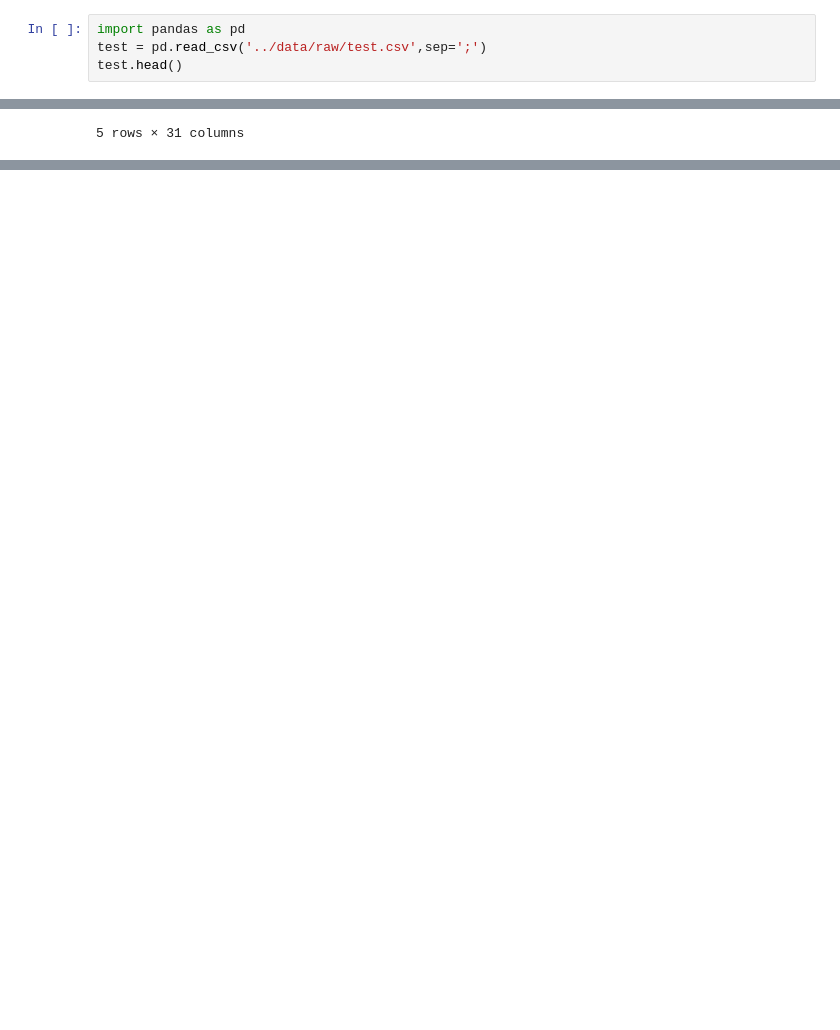
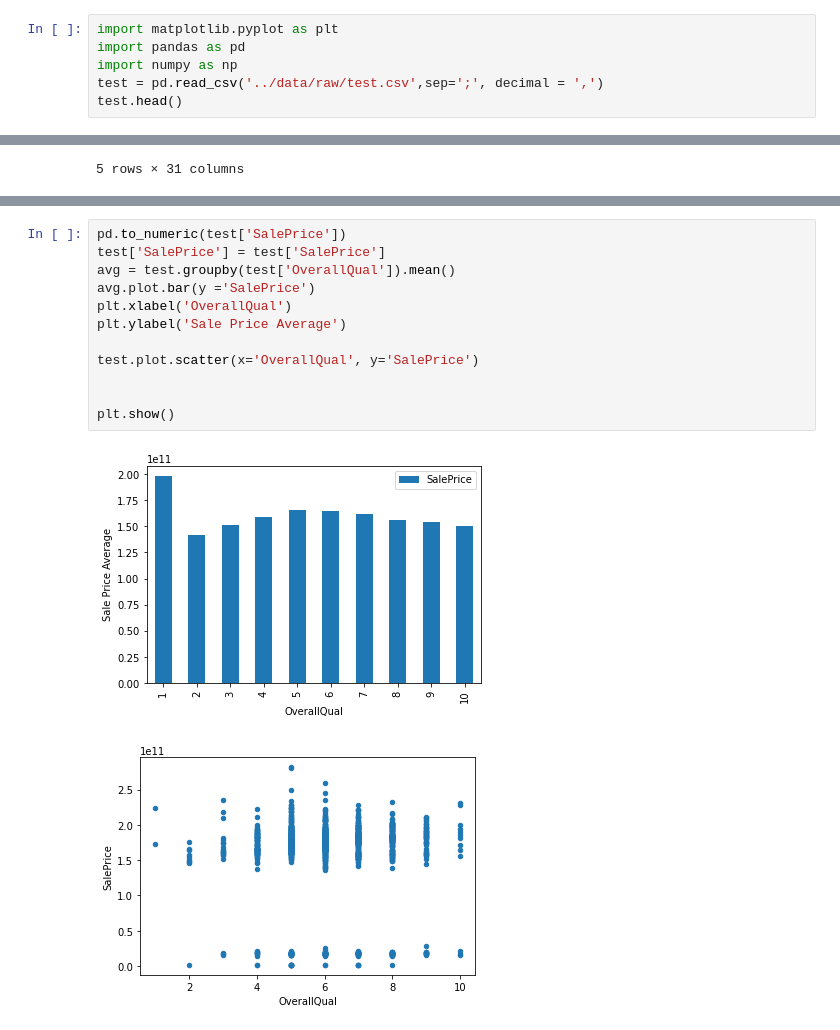
Before and after one commit to neo-empresarial/house_pricing_challenge, a Jupyter notebook: notebooks/ldb-eda-structure.ipynb, the cells around one changed output, grey strips where cells are left out. Drawn from its saved outputs; the diff is of its cells as text; blank space fills up the shorter version.

```diff
--- a/notebooks/ldb-eda-structure.ipynb
+++ b/notebooks/ldb-eda-structure.ipynb
@@ -1,6 +1,8 @@
 # %%
+import matplotlib.pyplot as plt
 import pandas as pd
-test = pd.read_csv('../data/raw/test.csv',sep=';')
+import numpy as np
+test = pd.read_csv('../data/raw/test.csv',sep=';', decimal = ',')
 test.head()
 # %% [output]
 |  | Id | MSSubClass | MSZoning | LotFrontage | LotArea | Street | Alley | LotShape | LandContour | ... |
@@ -24,0 +39,15 @@ test[mix_columns].head()
+# %%
+pd.to_numeric(test['SalePrice'])
+test['SalePrice'] = test['SalePrice']
+avg = test.groupby(test['OverallQual']).mean()
+avg.plot.bar(y ='SalePrice')
+plt.xlabel('OverallQual')
+plt.ylabel('Sale Price Average')
+
+test.plot.scatter(x='OverallQual', y='SalePrice')
+
+
+plt.show()
+# %% [output]
+[figure, added]
+[figure, added]
```
Also changed, not shown: parts of 30 cells of this notebook.
